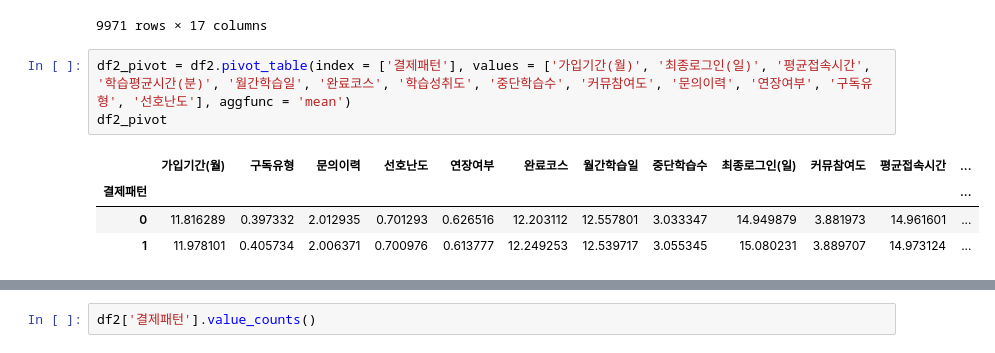
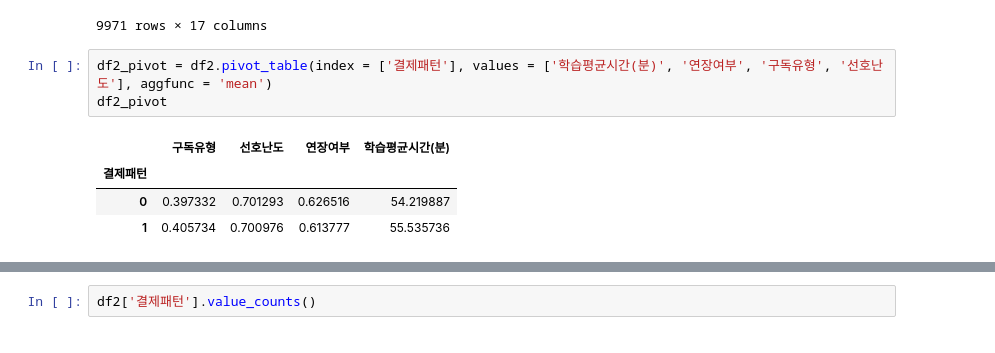
Before and after one commit to mooooooooooooooooooooooon/wassup, a Jupyter notebook: mini_project/DA_Mini_Project_240102.ipynb, the cells around one changed output, grey strips where cells are left out. Cells and saved outputs as stored; diff of their text form.

```diff
--- a/mini_project/DA_Mini_Project_240102.ipynb
+++ b/mini_project/DA_Mini_Project_240102.ipynb
@@ -765,11 +771,11 @@ df2
 | 8529 | 150f7d06 | 8 | 23 | 19 | 31 | 10 | 13 | 81 | 5 | 1 | 1 | ... |
 9971 rows × 17 columns
 # %%
-df2_pivot = df2.pivot_table(index = ['결제패턴'], values = ['가입기간(월)', '최종로그인(일)', '평균접속시간', '학습평균시간(분)', '월간학습일', '완료코스', '학습성취도', '중단학습수', '커뮤참여도', '문의이력', '연장여부', '구독유형', '선호난도'], aggfunc = 'mean')
+df2_pivot = df2.pivot_table(index = ['결제패턴'], values = ['학습평균시간(분)', '연장여부', '구독유형', '선호난도'], aggfunc = 'mean')
 df2_pivot
 # %% [output]
-|  | 가입기간(월) | 구독유형 | 문의이력 | 선호난도 | 연장여부 | 완료코스 | 월간학습일 | 중단학습수 | 최종로그인(일) | 커뮤참여도 | 평균접속시간 | ... |
-| 결제패턴 |  |  |  |  |  |  |  |  |  |  |  | ... |
-| 0 | 11.816289 | 0.397332 | 2.012935 | 0.701293 | 0.626516 | 12.203112 | 12.557801 | 3.033347 | 14.949879 | 3.881973 | 14.961601 | ... |
-| 1 | 11.978101 | 0.405734 | 2.006371 | 0.700976 | 0.613777 | 12.249253 | 12.539717 | 3.055345 | 15.080231 | 3.889707 | 14.973124 | ... |
+|  | 구독유형 | 선호난도 | 연장여부 | 학습평균시간(분) |
+| 결제패턴 |  |  |  |  |
+| 0 | 0.397332 | 0.701293 | 0.626516 | 54.219887 |
+| 1 | 0.405734 | 0.700976 | 0.613777 | 55.535736 |
 # %%
```
Also changed, not shown: parts of 10 cells of this notebook.
